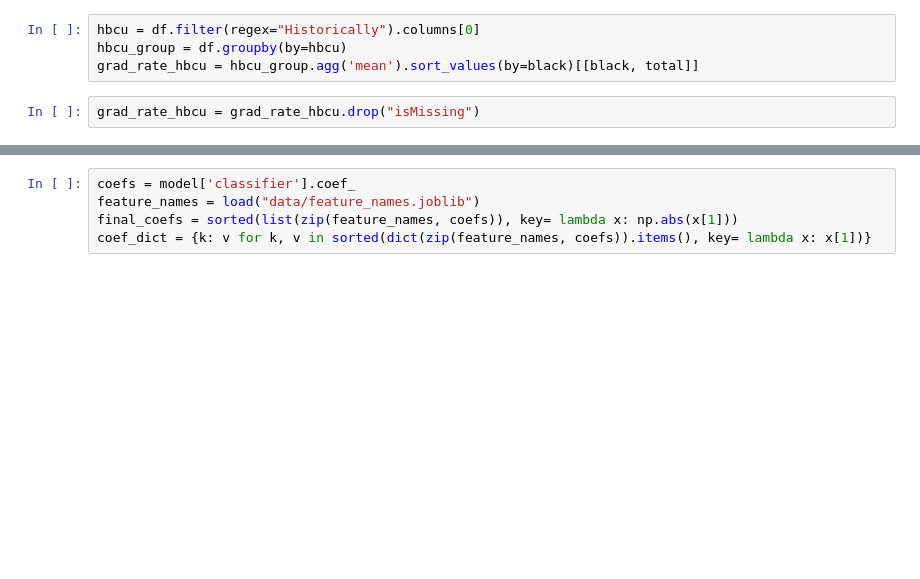
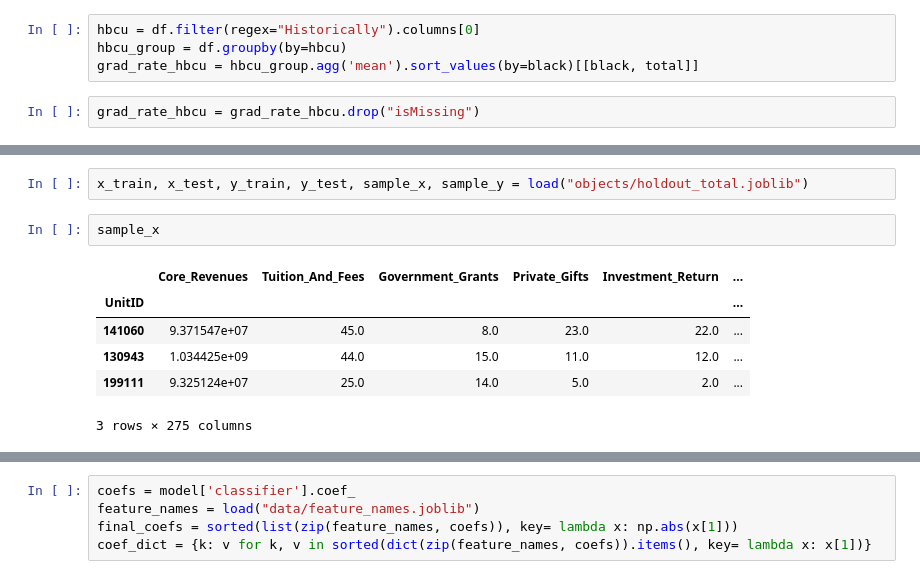
Before and after one commit to robcamp-code/DataSciencePortfolio, a Jupyter notebook: GradRates/EDA_DataStoryTelling.ipynb, the cells around one changed output, grey strips where cells are left out. Saved outputs shown, nothing was run; the diff lists cells and outputs as text; blank space fills up the shorter version.

```diff
--- a/GradRates/EDA_DataStoryTelling.ipynb
+++ b/GradRates/EDA_DataStoryTelling.ipynb
@@ -323,0 +369,11 @@ pred_fig.show()
+# %%
+x_train, x_test, y_train, y_test, sample_x, sample_y = load("objects/holdout_total.joblib")
+# %%
+sample_x
+# %% [output]
+|  | Core_Revenues | Tuition_And_Fees | Government_Grants | Private_Gifts | Investment_Return | ... |
+| UnitID |  |  |  |  |  | ... |
+| 141060 | 9.371547e+07 | 45.0 | 8.0 | 23.0 | 22.0 | ... |
+| 130943 | 1.034425e+09 | 44.0 | 15.0 | 11.0 | 12.0 | ... |
+| 199111 | 9.325124e+07 | 25.0 | 14.0 | 5.0 | 2.0 | ... |
+3 rows × 275 columns
```
Also changed, not shown: parts of 84 cells of this notebook, 8 other files.
